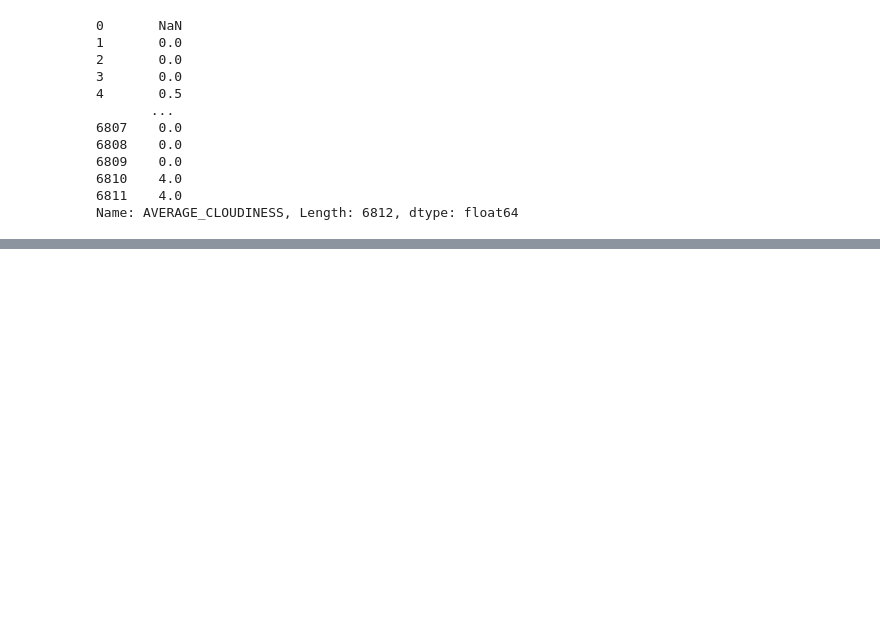
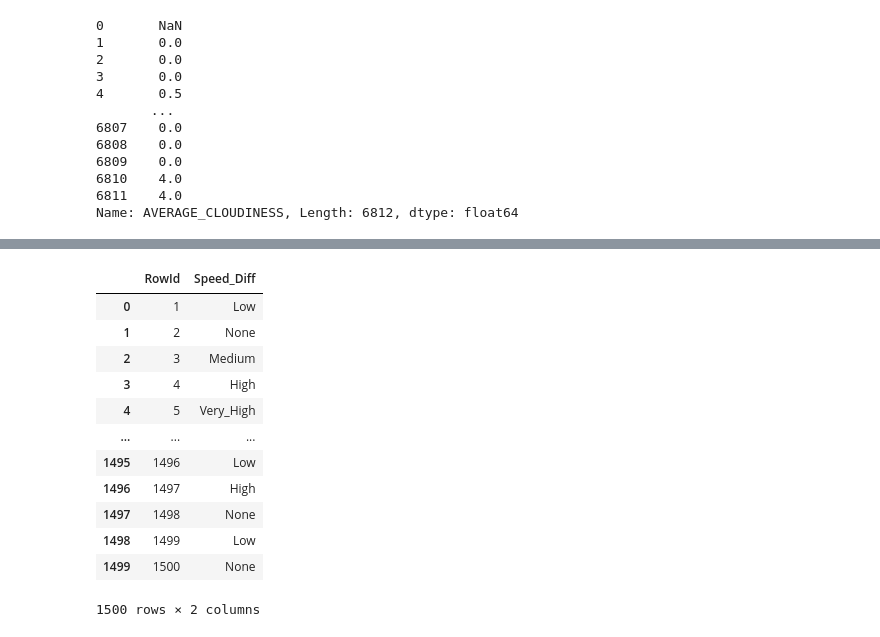
Before and after one commit to 154Nacho/DAA, a Jupyter notebook: tpDAA.ipynb, the cells around one changed output, grey strips where cells are left out. Saved outputs shown, nothing was run; the diff lists cells and outputs as text; code cells hidden in the pictures; blank space fills up the shorter version.

```diff
--- a/tpDAA.ipynb
+++ b/tpDAA.ipynb
@@ -160,4 +160,4 @@ X = training_copy.drop(['AVERAGE_SPEED_DIFF', 'city_name', 'record_date', 'AVERA
 y = training_copy['AVERAGE_SPEED_DIFF'].to_frame()
 # %%
 from sklearn.model_selection import train_test_split
-X_train, X_test, y_train, y_test = train_test_split(X,y,test_size = 0.20,random_state = 2021)
+X_train, X_test, y_train, y_test = train_test_split(X,y,test_size = 0.25,random_state = 2021)
@@ -194,0 +190,3 @@ ValueError: Target is multiclass but average='binary'. Please choose another ave
+# %%
+data = { 'RowId' : [i for i in range(1,1501)], 'Speed_Diff' : np.array(predictions[:1500]).tolist() }
+data
@@ -194,0 +211,17 @@ ValueError: Target is multiclass but average='binary'. Please choose another ave
+# %%
+predict_DataFrame = pd.DataFrame(data)
+predict_DataFrame
+# %% [output]
+|  | RowId | Speed_Diff |
+| 0 | 1 | Low |
+| 1 | 2 | None |
+| 2 | 3 | Medium |
+| 3 | 4 | High |
+| 4 | 5 | Very_High |
+| ... | ... | ... |
+| 1495 | 1496 | Low |
+| 1496 | 1497 | High |
+| 1497 | 1498 | None |
+| 1498 | 1499 | Low |
+| 1499 | 1500 | None |
+1500 rows × 2 columns
```
Also changed, not shown: parts of 11 cells of this notebook, 1 other file.
